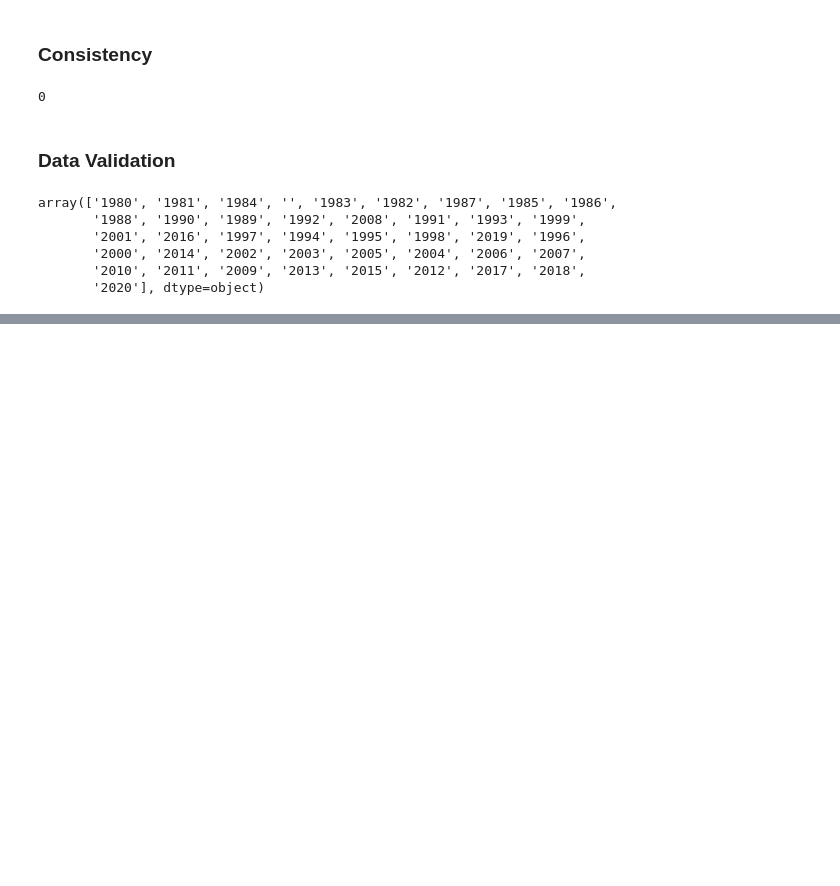
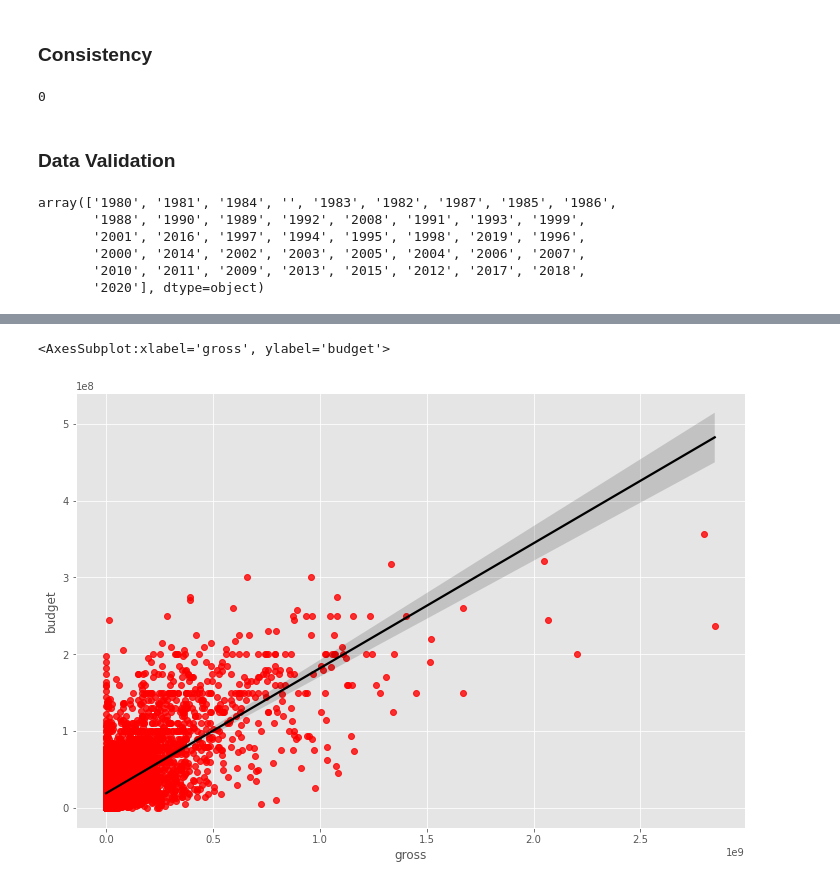
Before and after one commit to GlendahMoraa/MoviesRep, a Jupyter notebook: Movies.ipynb, the cells around one changed output, grey strips where cells are left out. Drawn from its saved outputs; the diff is of its cells as text; code cells hidden in the pictures; blank space fills up the shorter version.

```diff
--- a/Movies.ipynb
+++ b/Movies.ipynb
@@ -160,0 +188,9 @@ Movies.describe()
+# %%
+# plot for bugdet vs gross using sns
+
+sns.regplot(x=Movies['gross'], y=Movies['budget'], scatter_kws={'color': 'r'}, line_kws={'color': 'black'})
+
+#There is a high correlation  between budget and gross
+# %% [output]
+<AxesSubplot:xlabel='gross', ylabel='budget'>
+[figure, added]
```
Also changed, not shown: parts of 13 cells of this notebook.
